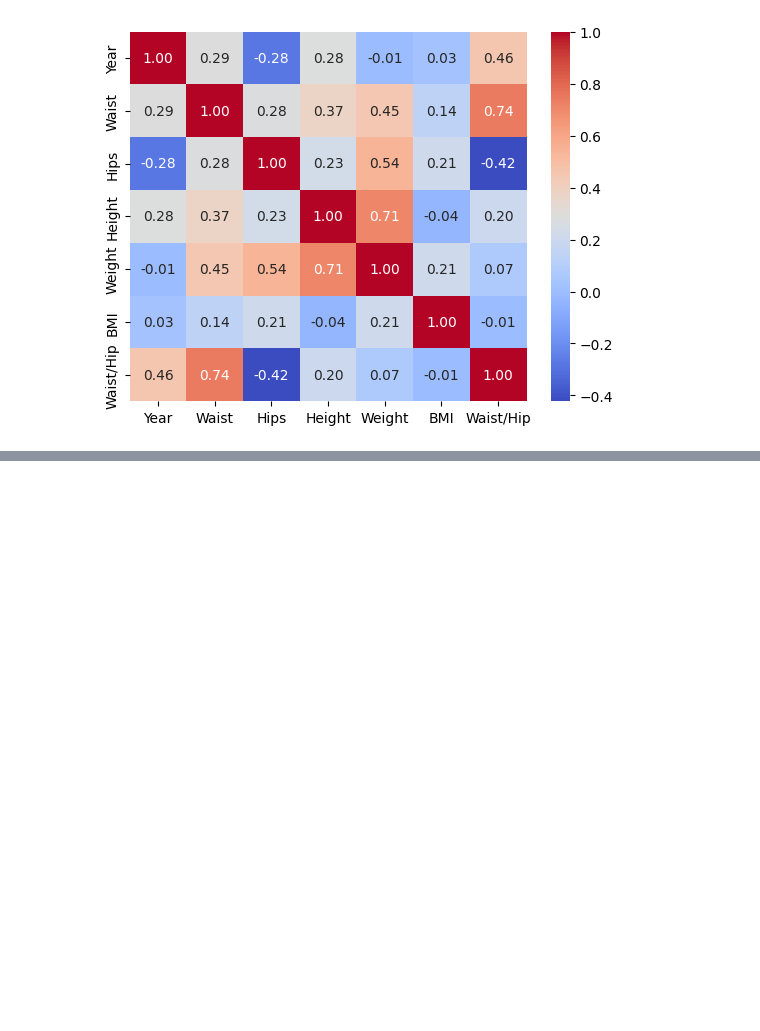
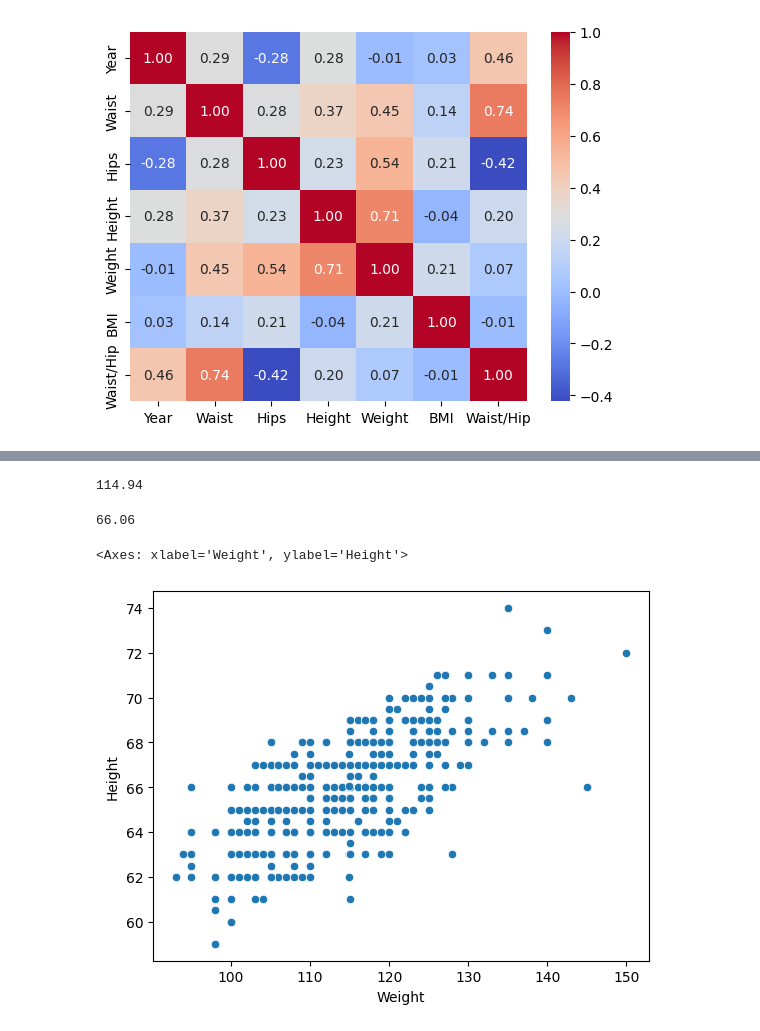
Before and after one commit to AbiNazim/Study_DataScience, a Jupyter notebook: Учеба/EDA/EDA-2. Описательная статистика. Меры центральной тенденции в Python.ipynb, the cells around one changed output, grey strips where cells are left out. Cells and saved outputs as stored; diff of their text form; code cells hidden in the pictures; blank space fills up the shorter version.

```diff
--- a/Учеба/EDA/EDA-2. Описательная статистика. Меры центральной тенденции в Python.ipynb
+++ b/Учеба/EDA/EDA-2. Описательная статистика. Меры центральной тенденции в Python.ipynb
@@ -195,0 +251,15 @@ sns.heatmap(model.corr(numeric_only=True), annot=True, fmt='.2f', cmap='coolwarm
+# %%
+weight_st = round(statistics.mean(model['Weight']), 2)
+display(weight_st)
+# %% [output]
+114.94
+# %%
+height_st = round(statistics.mean(model['Height']), 2)
+display(height_st)
+# %% [output]
+66.06
+# %%
+sns.scatterplot(data=model, x="Weight", y="Height")
+# %% [output]
+<Axes: xlabel='Weight', ylabel='Height'>
+[figure, added]
```
Also changed, not shown: parts of 12 cells of this notebook.
